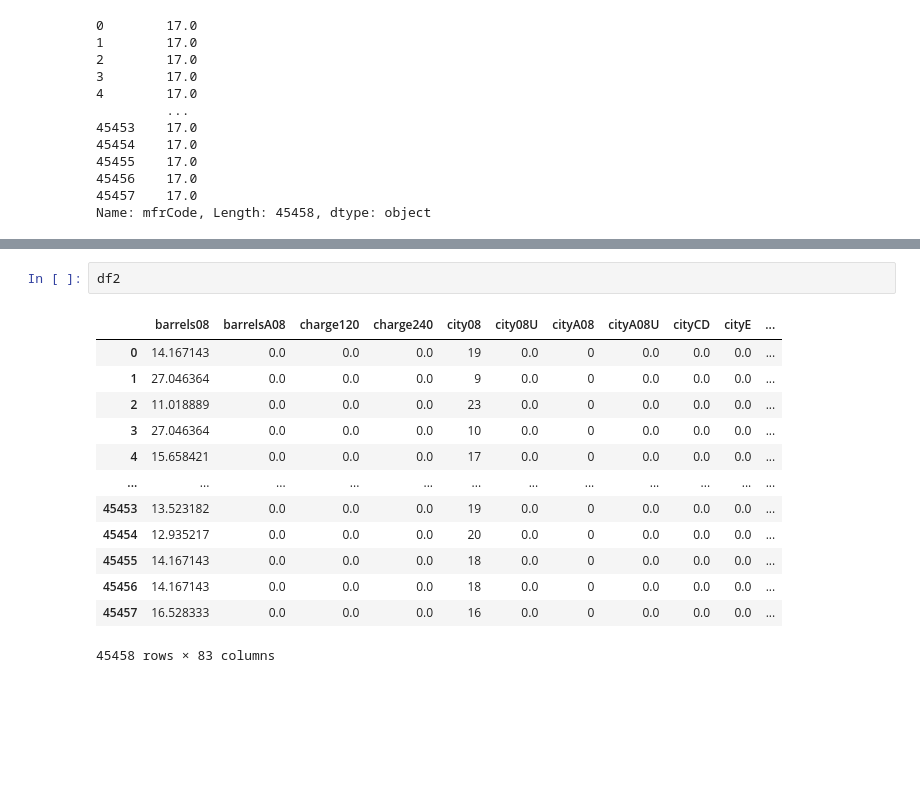
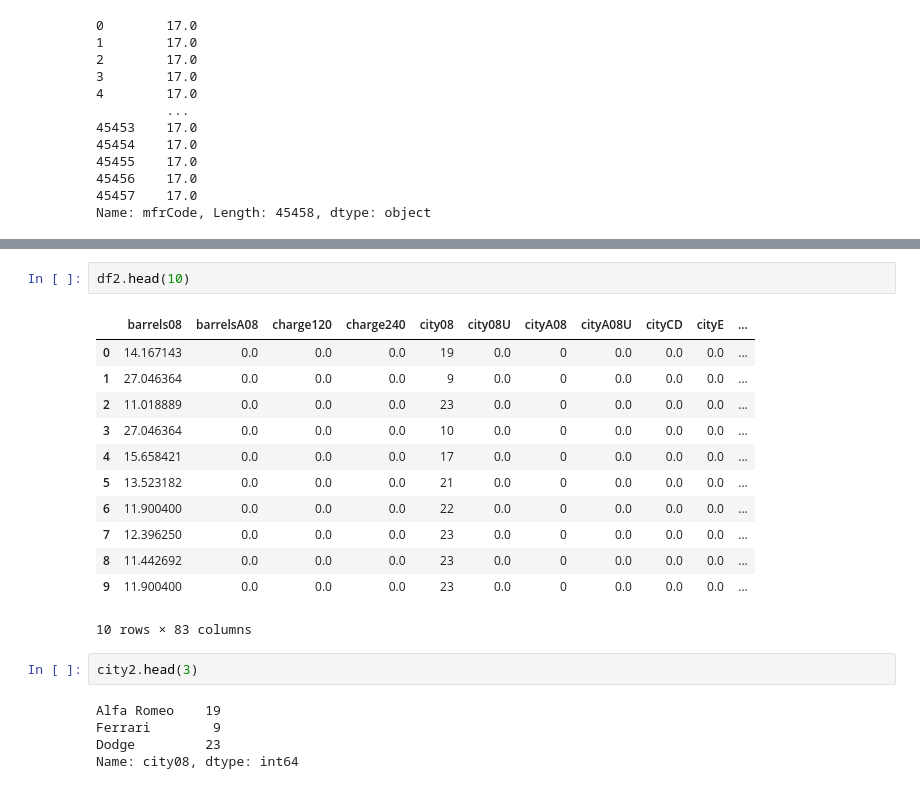
Before and after one commit to Ahmed-ui94/web_programming, a Jupyter notebook: pandas1/pandas.ipynb, the cells around one changed output, grey strips where cells are left out. Cells and saved outputs as stored; diff of their text form; blank space fills up the shorter version.

```diff
--- a/pandas1/pandas.ipynb
+++ b/pandas1/pandas.ipynb
@@ -583,16 +876,22 @@ Name: barrels08, dtype: float64
 # %%
-df2
+df2.head(10)
 # %% [output]
 |  | barrels08 | barrelsA08 | charge120 | charge240 | city08 | city08U | cityA08 | cityA08U | cityCD | cityE | ... |
 | 0 | 14.167143 | 0.0 | 0.0 | 0.0 | 19 | 0.0 | 0 | 0.0 | 0.0 | 0.0 | ... |
 | 1 | 27.046364 | 0.0 | 0.0 | 0.0 | 9 | 0.0 | 0 | 0.0 | 0.0 | 0.0 | ... |
 | 2 | 11.018889 | 0.0 | 0.0 | 0.0 | 23 | 0.0 | 0 | 0.0 | 0.0 | 0.0 | ... |
 | 3 | 27.046364 | 0.0 | 0.0 | 0.0 | 10 | 0.0 | 0 | 0.0 | 0.0 | 0.0 | ... |
 | 4 | 15.658421 | 0.0 | 0.0 | 0.0 | 17 | 0.0 | 0 | 0.0 | 0.0 | 0.0 | ... |
-| ... | ... | ... | ... | ... | ... | ... | ... | ... | ... | ... | ... |
-| 45453 | 13.523182 | 0.0 | 0.0 | 0.0 | 19 | 0.0 | 0 | 0.0 | 0.0 | 0.0 | ... |
-| 45454 | 12.935217 | 0.0 | 0.0 | 0.0 | 20 | 0.0 | 0 | 0.0 | 0.0 | 0.0 | ... |
-| 45455 | 14.167143 | 0.0 | 0.0 | 0.0 | 18 | 0.0 | 0 | 0.0 | 0.0 | 0.0 | ... |
-| 45456 | 14.167143 | 0.0 | 0.0 | 0.0 | 18 | 0.0 | 0 | 0.0 | 0.0 | 0.0 | ... |
-| 45457 | 16.528333 | 0.0 | 0.0 | 0.0 | 16 | 0.0 | 0 | 0.0 | 0.0 | 0.0 | ... |
+| 5 | 13.523182 | 0.0 | 0.0 | 0.0 | 21 | 0.0 | 0 | 0.0 | 0.0 | 0.0 | ... |
+| 6 | 11.900400 | 0.0 | 0.0 | 0.0 | 22 | 0.0 | 0 | 0.0 | 0.0 | 0.0 | ... |
+| 7 | 12.396250 | 0.0 | 0.0 | 0.0 | 23 | 0.0 | 0 | 0.0 | 0.0 | 0.0 | ... |
+| 8 | 11.442692 | 0.0 | 0.0 | 0.0 | 23 | 0.0 | 0 | 0.0 | 0.0 | 0.0 | ... |
+| 9 | 11.900400 | 0.0 | 0.0 | 0.0 | 23 | 0.0 | 0 | 0.0 | 0.0 | 0.0 | ... |
-45458 rows × 83 columns
+10 rows × 83 columns
+# %%
+city2.head(3)
+# %% [output]
+Alfa Romeo    19
+Ferrari        9
+Dodge         23
+Name: city08, dtype: int64
```
Also changed, not shown: parts of 32 cells of this notebook, 5 other files.
